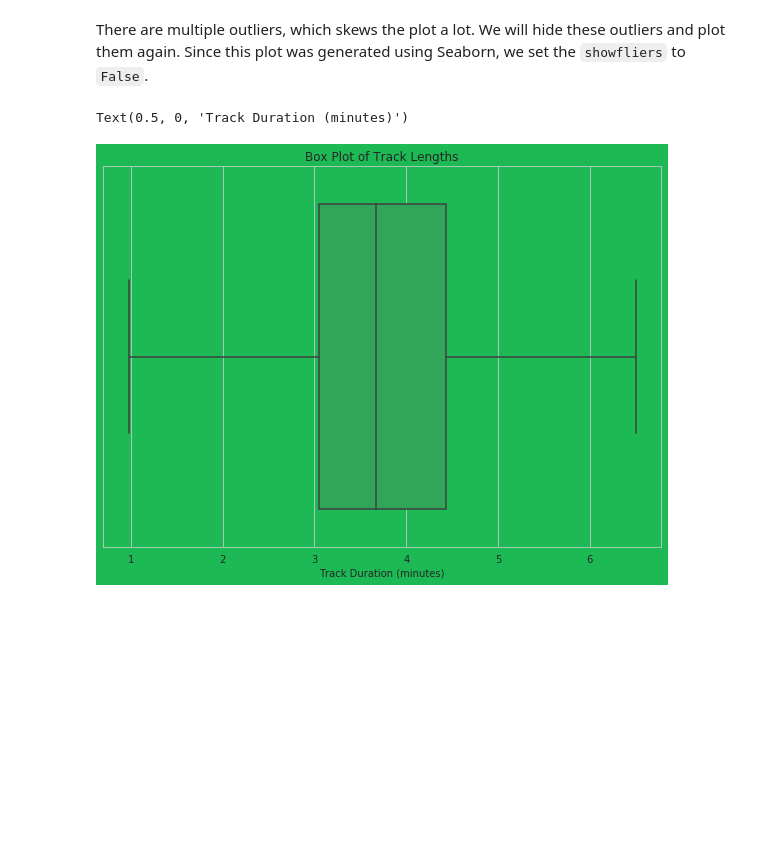
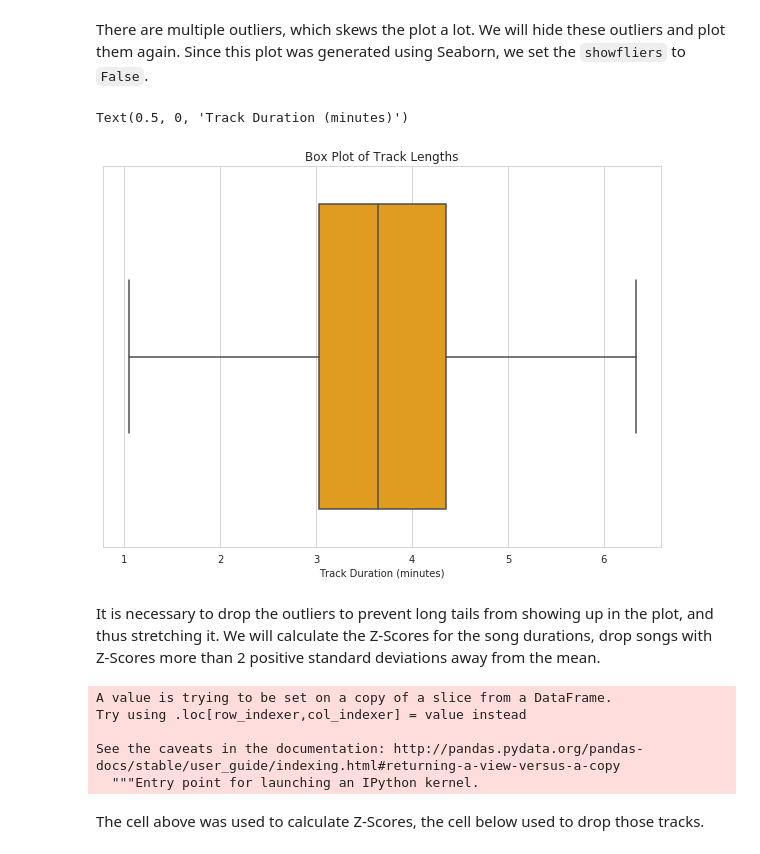
Before and after one commit to rickrollrumble/Spotifynsights, a Jupyter notebook: spotifinsights.ipynb, the cells around one changed output. Saved outputs shown, nothing was run; the diff lists cells and outputs as text; code cells hidden in the pictures; blank space fills up the shorter version.

````diff
--- a/spotifinsights.ipynb
+++ b/spotifinsights.ipynb
@@ -85,12 +83,13 @@ Text(0.5, 0, 'Track Duration (minutes)')
 There are multiple outliers, which skews the plot a lot. We will hide these outliers and plot them again. Since this plot was generated using Seaborn, we set the ```showfliers``` to ```False```.
 # %%
 sb.set_style('whitegrid')
-fig2 = plt.figure(figsize=(10,7),facecolor='#1DB954')
+fig2 = plt.figure(figsize=(10,7))
 ax = plt.axes()
-ax.set_facecolor("#1DB954")
-bxplt = sb.boxplot(popdur['duration_min'], showfliers=False, color='#1DB954')
+bxplt = sb.boxplot(popdur['duration_min'], showfliers=False, color='orange')
 plt.title('Box Plot of Track Lengths')
 plt.xlabel('Track Duration (minutes)')
 # %% [output]
 Text(0.5, 0, 'Track Duration (minutes)')
-[figure, old version]
+[figure, new version]
+# %% [markdown]
+It is necessary to drop the outliers to prevent long tails from showing up in the plot, and thus stretching it. We will calculate the Z-Scores for the song durations, drop songs with Z-Scores more than 2 positive standard deviations away from the mean.
@@ -96,0 +98,10 @@ Text(0.5, 0, 'Track Duration (minutes)')
+# %%
+popdur['z_score'] = stats.zscore(popdur['duration_min'])
+# %% [output]
+A value is trying to be set on a copy of a slice from a DataFrame.
+Try using .loc[row_indexer,col_indexer] = value instead
+
+See the caveats in the documentation: http://pandas.pydata.org/pandas-docs/stable/user_guide/indexing.html#returning-a-view-versus-a-copy
+  """Entry point for launching an IPython kernel.
+# %% [markdown]
+The cell above was used to calculate Z-Scores, the cell below used to drop those tracks.
````
Also changed, not shown: parts of 13 cells of this notebook.
